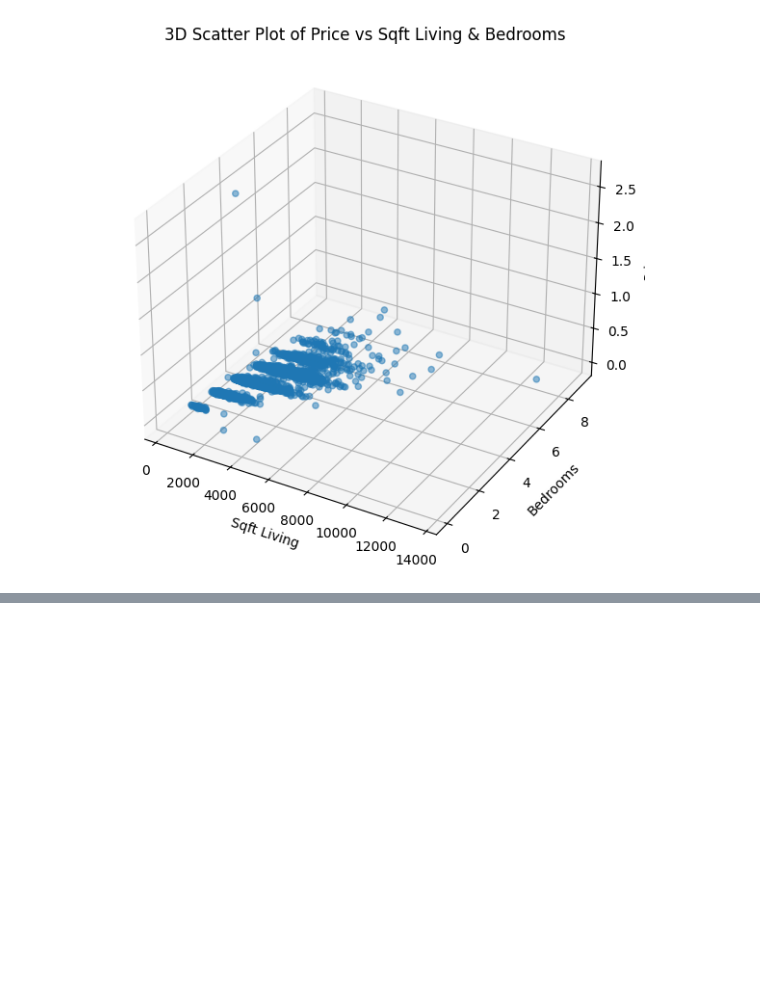
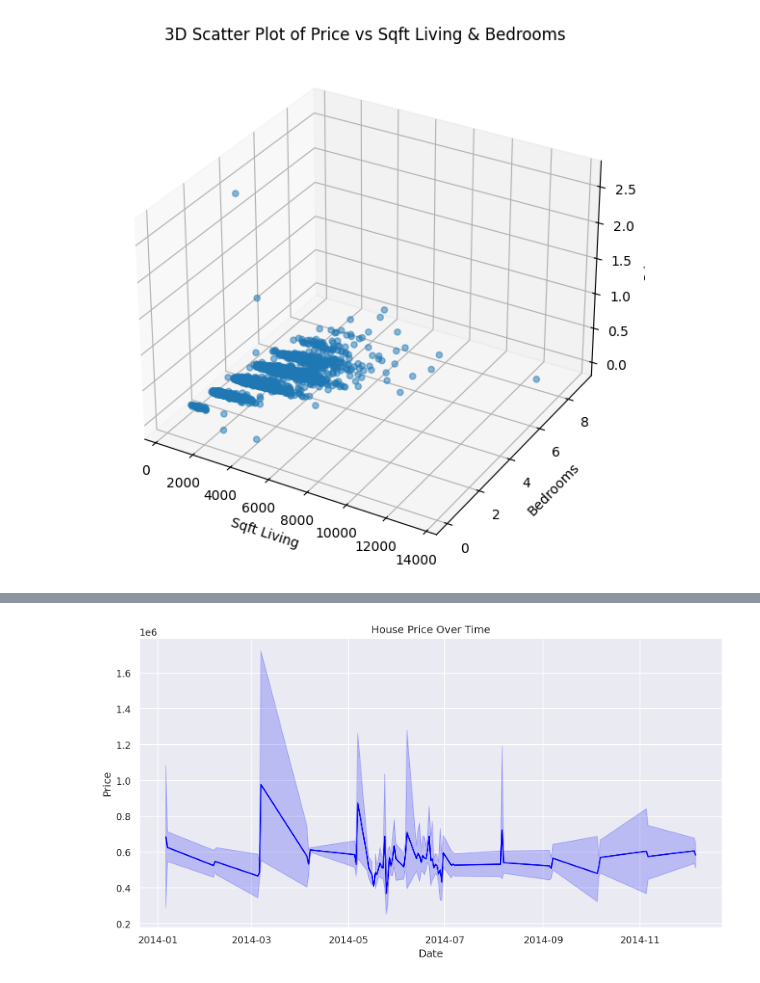
Before and after one commit to snehanshuchk/EDA-Theory-, a Jupyter notebook: 21BDS0313.ipynb, the cells around one changed output, grey strips where cells are left out. Cells and saved outputs as stored; diff of their text form; code cells hidden in the pictures; blank space fills up the shorter version.

```diff
--- a/21BDS0313.ipynb
+++ b/21BDS0313.ipynb
@@ -453,0 +462,17 @@ plt.show()
+# %%
+# For better plot aesthetics
+sns.set(rc={'figure.figsize': (11, 4)})
+plt.rcParams['figure.figsize'] = (12, 6)
+plt.rcParams['figure.dpi'] = 150
+# %%
+# Convert the 'date' column to datetime format and set it as the DataFrame index.
+df['date'] = pd.to_datetime(df['date'])
+df.set_index('date', inplace=True)
+
+# Display basic information about the DataFrame.
+print("Dataset Preview:")
+print(df.head())
+print("\nDataset Information:")
+print(df.info())
+print("\nMissing Values in Each Column:")
+print(df.isnull().sum())
@@ -453,0 +497,12 @@ plt.show()
+# %%
+# 2. Basic Time Series Plot: House Price Over Time
+# ------------------------------------------------------------------------------
+
+plt.figure()
+sns.lineplot(data=df, x=df.index, y='price', color='blue')
+plt.title("House Price Over Time")
+plt.xlabel("Date")
+plt.ylabel("Price")
+plt.show()
+# %% [output]
+[figure, added]
```
Also changed, not shown: parts of 6 cells of this notebook.
